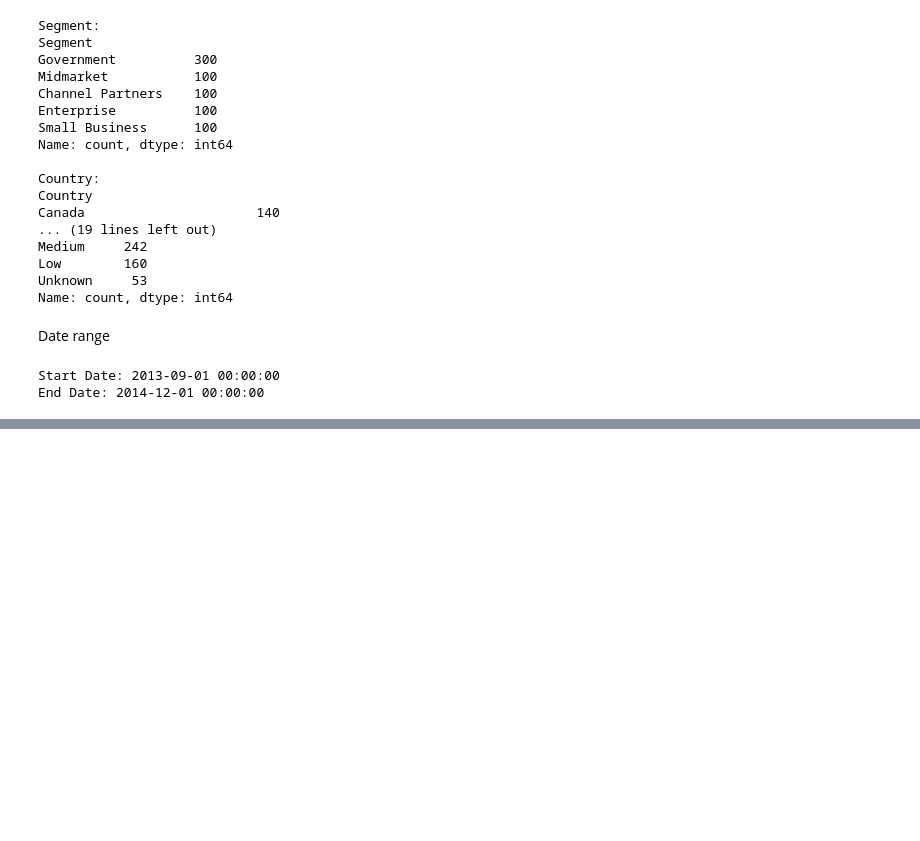
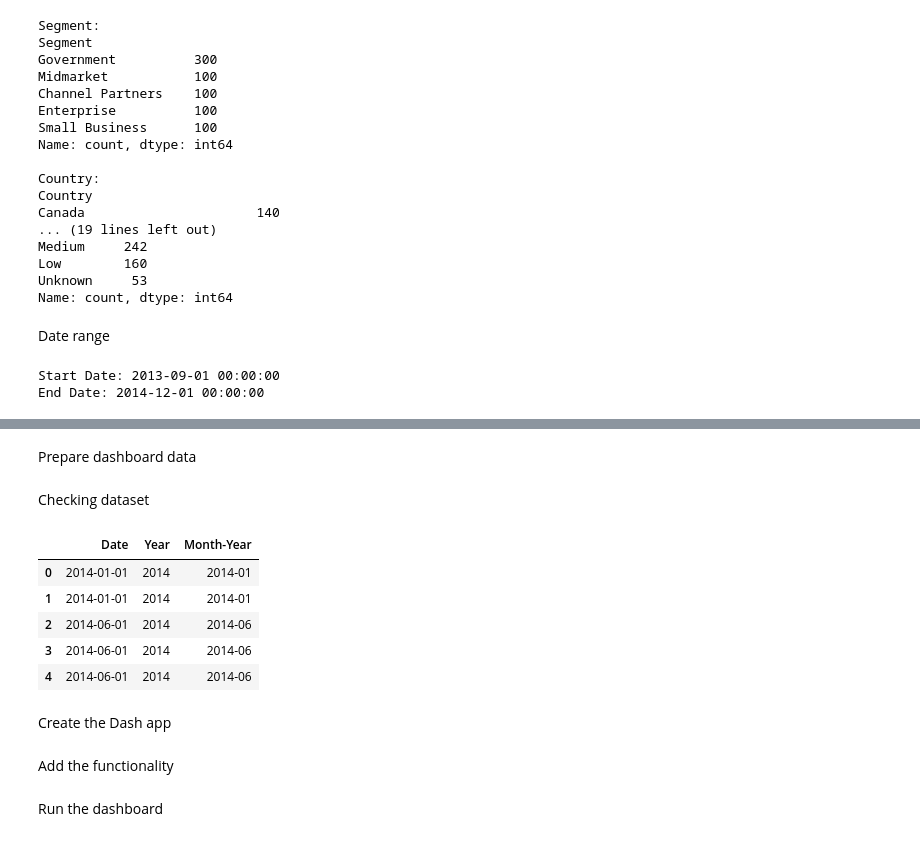
Before and after one commit to IqraSaleemBatool/TechNova_Internship_Task, a Jupyter notebook: Task_03_Financial_KPI_Dashboard/Task_03_Financial_KPI_Dashboard.ipynb, the cells around one changed output, grey strips where cells are left out. Saved outputs shown, nothing was run; the diff lists cells and outputs as text; code cells hidden in the pictures; blank space fills up the shorter version.

```diff
--- a/Task_03_Financial_KPI_Dashboard/Task_03_Financial_KPI_Dashboard.ipynb
+++ b/Task_03_Financial_KPI_Dashboard/Task_03_Financial_KPI_Dashboard.ipynb
@@ -317,0 +708,21 @@ End Date: 2014-12-01 00:00:00
+# %% [markdown]
+Prepare dashboard data
+# %%
+dashboard_df = df.copy()
+
+dashboard_df['Year'] = dashboard_df['Date'].dt.year
+
+dashboard_df['Month-Year'] = dashboard_df['Date'].dt.strftime('%Y-%m')
+# %% [markdown]
+Checking dataset
+# %%
+dashboard_df[['Date', 'Year', 'Month-Year']].head()
+# %% [output]
+|  | Date | Year | Month-Year |
+| 0 | 2014-01-01 | 2014 | 2014-01 |
+| 1 | 2014-01-01 | 2014 | 2014-01 |
+| 2 | 2014-06-01 | 2014 | 2014-06 |
+| 3 | 2014-06-01 | 2014 | 2014-06 |
+| 4 | 2014-06-01 | 2014 | 2014-06 |
+# %% [markdown]
+Create the Dash app
@@ -317,0 +854,2 @@ End Date: 2014-12-01 00:00:00
+# %% [markdown]
+Add the functionality
@@ -317,0 +973,2 @@ End Date: 2014-12-01 00:00:00
+# %% [markdown]
+Run the dashboard
```
Also changed, not shown: parts of 42 cells of this notebook.
